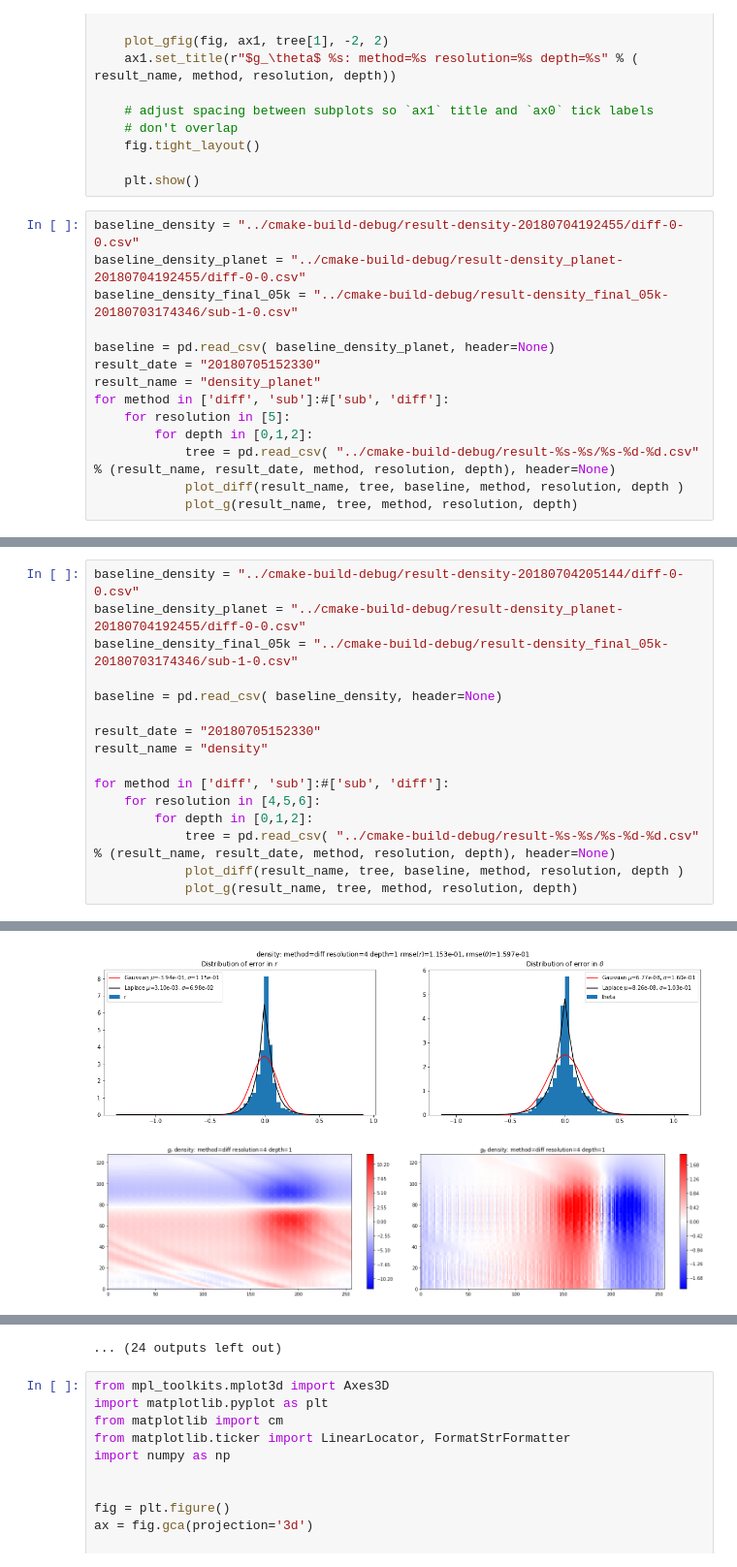
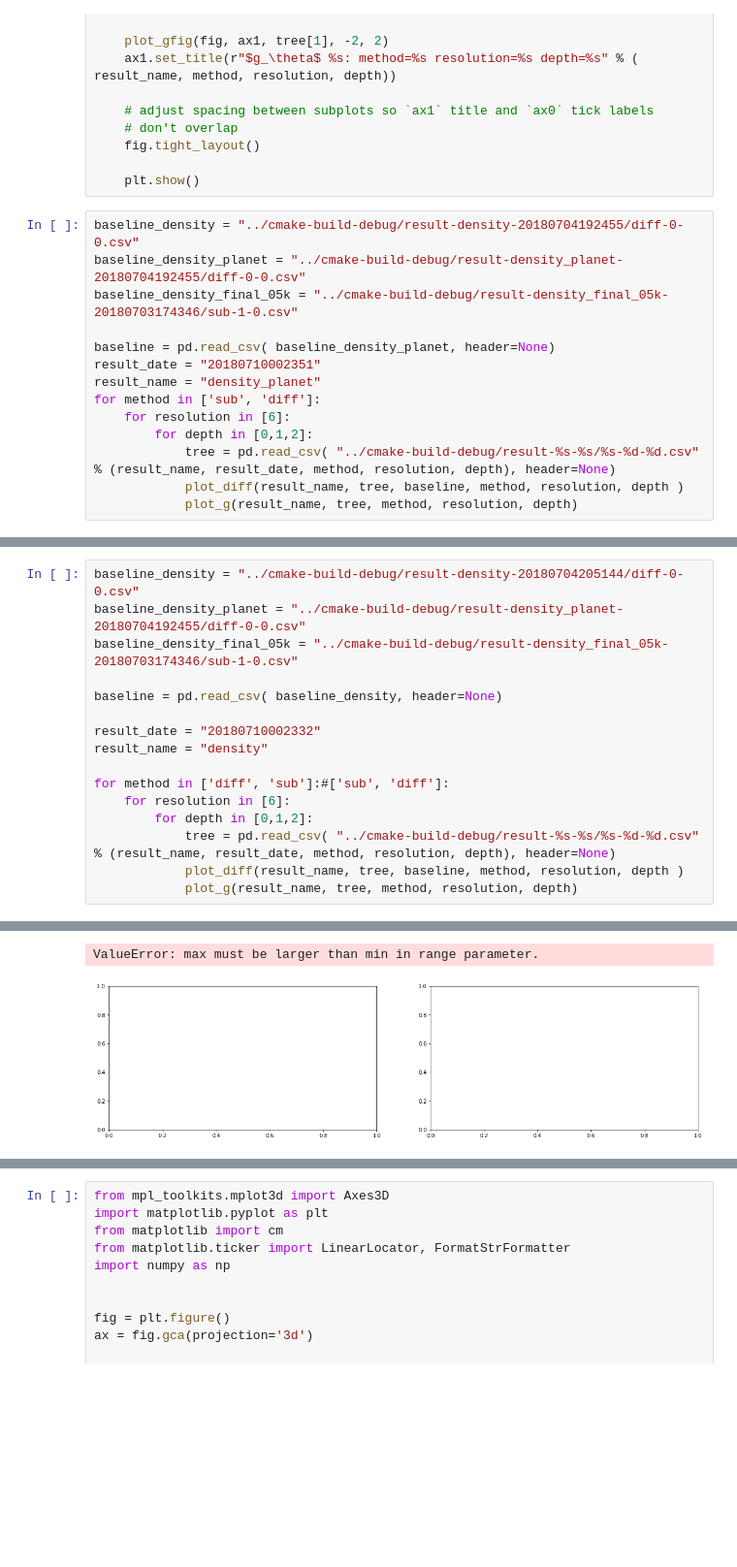
Before and after one commit to spiderdaddy/CSII, a Jupyter notebook: python/Plot-Errors.ipynb, the cells around one changed output, grey strips where cells are left out. Shown at 97% size. Cells and saved outputs as stored; diff of their text form; blank space fills up the shorter version.

```diff
--- a/python/Plot-Errors.ipynb
+++ b/python/Plot-Errors.ipynb
@@ -99,10 +99,10 @@ baseline_density_planet = "../cmake-build-debug/result-density_planet-2018070419
 baseline_density_final_05k = "../cmake-build-debug/result-density_final_05k-20180703174346/sub-1-0.csv"
 
 baseline = pd.read_csv( baseline_density_planet, header=None)
-result_date = "20180705152330"
+result_date = "20180710002351"
 result_name = "density_planet"
-for method in ['diff', 'sub']:#['sub', 'diff']:
-    for resolution in [5]:
+for method in ['sub', 'diff']:
+    for resolution in [6]:
         for depth in [0,1,2]:
             tree = pd.read_csv( "../cmake-build-debug/result-%s-%s/%s-%d-%d.csv" % (result_name, result_date, method, resolution, depth), header=None)
             plot_diff(result_name, tree, baseline, method, resolution, depth )
@@ -127,11 +125,11 @@ baseline_density_final_05k = "../cmake-build-debug/result-density_final_05k-2018
 
 baseline = pd.read_csv( baseline_density, header=None)
 
-result_date = "20180705152330"
+result_date = "20180710002332"
 result_name = "density"
 
 for method in ['diff', 'sub']:#['sub', 'diff']:
-    for resolution in [4,5,6]:
+    for resolution in [6]:
         for depth in [0,1,2]:
             tree = pd.read_csv( "../cmake-build-debug/result-%s-%s/%s-%d-%d.csv" % (result_name, result_date, method, resolution, depth), header=None)
             plot_diff(result_name, tree, baseline, method, resolution, depth )
@@ -142,2 +140,2 @@ for method in ['diff', 'sub']:#['sub', 'diff']:
+ValueError: max must be larger than min in range parameter.
-[figure, old version]
+[figure, new version]
-[figure, removed]
@@ -152,4 +142,3 @@ for method in ['diff', 'sub']:#['sub', 'diff']:
-... (24 outputs left out)
 # %%
 from mpl_toolkits.mplot3d import Axes3D
 import matplotlib.pyplot as plt
```
Also changed, not shown: parts of 2 cells of this notebook, 4 other files.
